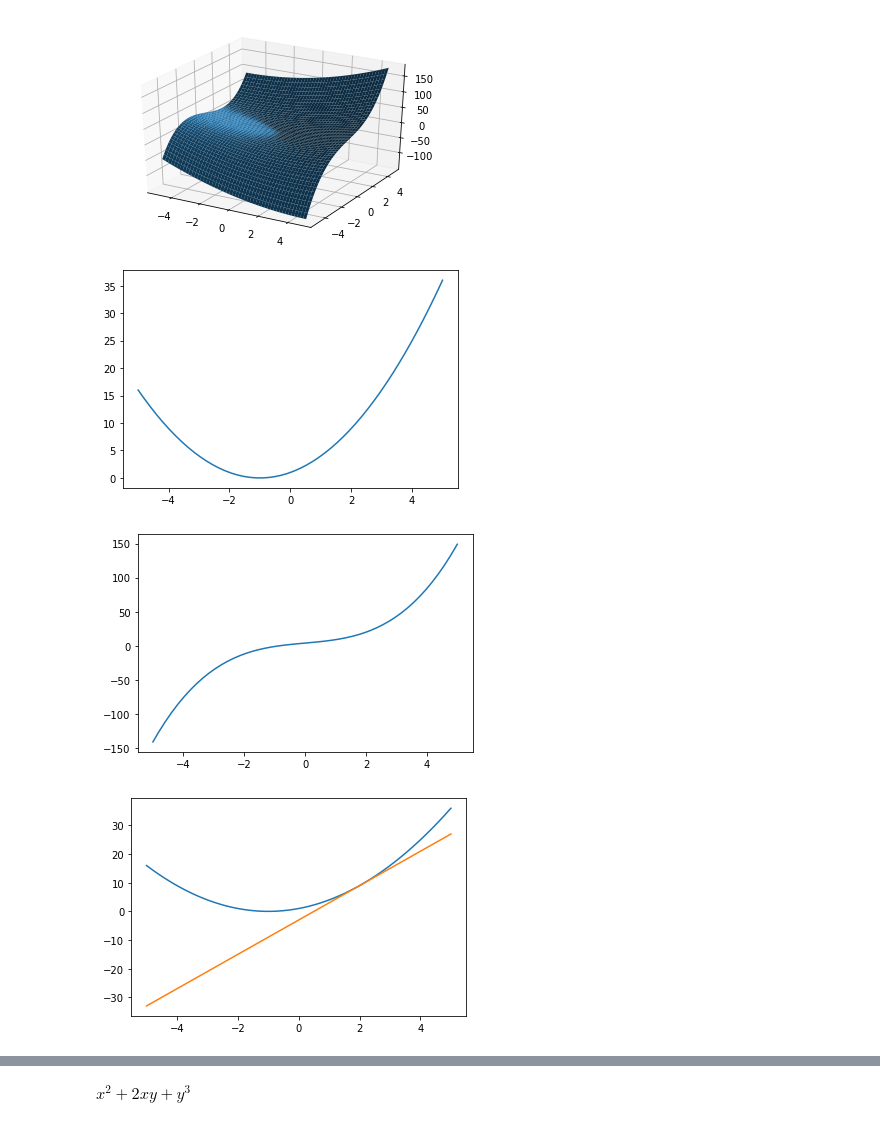
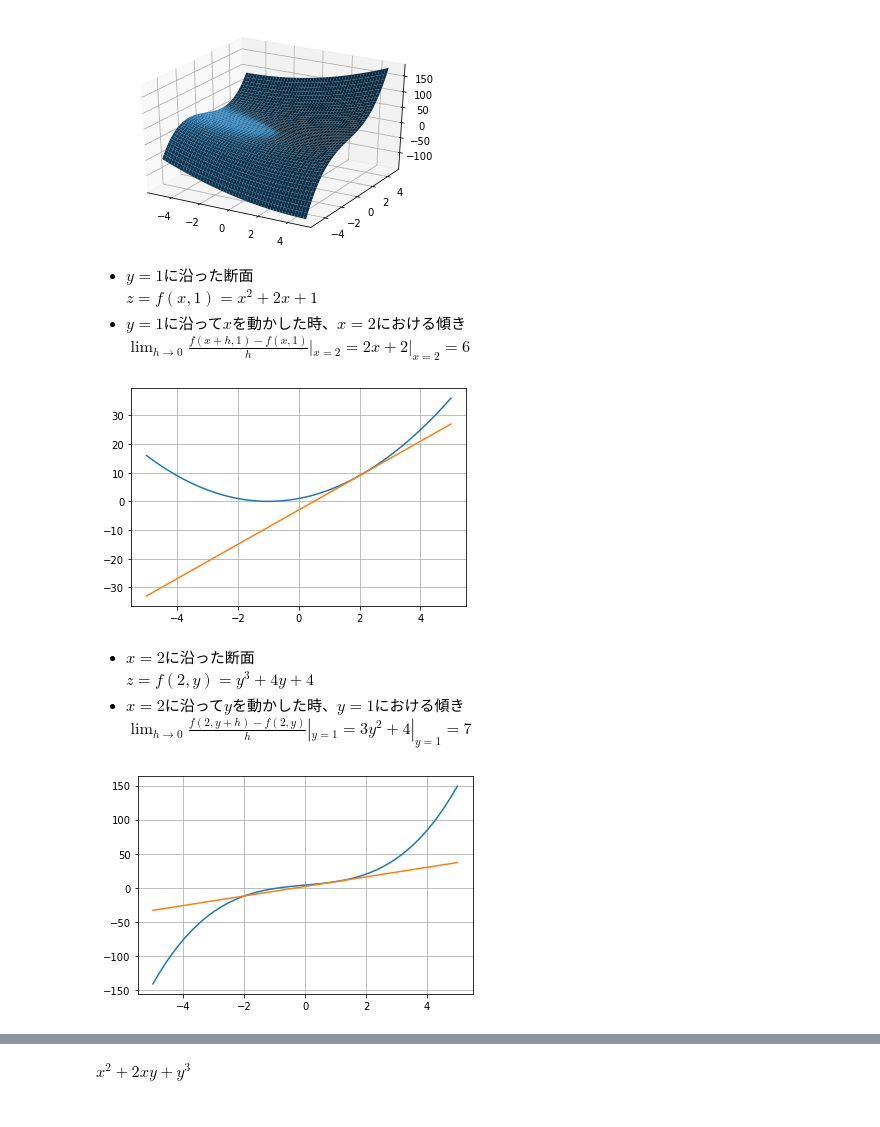
Before and after one commit to todo-group/math-examples, a Jupyter notebook: python/1-3_PartialDerivative.ipynb, the cells around one changed output, grey strips where cells are left out. Cells and saved outputs as stored; diff of their text form; code cells hidden in the pictures.

```diff
--- a/python/1-3_PartialDerivative.ipynb
+++ b/python/1-3_PartialDerivative.ipynb
@@ -15,26 +26,27 @@ ax = fig.add_subplot(111, projection='3d');
 ax.plot_surface(x, y, f(x, y));
 # %% [output]
 [figure]
+# %% [markdown]
+* $y=1$に沿った断面<br>
+  $z = f(x,1) = x^2 + 2x+1$
+* $y=1$に沿って$x$を動かした時、$x=2$における傾き<br>
+  $\displaystyle \lim_{h \rightarrow 0} \frac{f(x+h,1)-f(x,1)}{h}|_{x=2} = 2x+2|_{x=2}=6$
 # %%
-# y = 1 に沿った断面
 x = numpy.linspace(-5,5);
-z = f(x, 1);
-pyplot.plot(x, z);
+pyplot.plot(x, f(x,1));
+pyplot.plot(x, 6 * (x - 2) + 9);
+pyplot.grid(which="major")
 # %% [output]
-[figure, old version]
+[figure, new version]
+# %% [markdown]
+* $x=2$に沿った断面<br>
+  $z=f(2,y)=y^3+4y+4$
+* $x=2$に沿って$y$を動かした時、$y=1$における傾き<br>
+  $\displaystyle \lim_{h \rightarrow 0} \frac{f(2,y+h)-f(2,y)}{h}|_{y=1} = 3y^2+4|_{y=1}=7$
 # %%
-# x = 2 に沿った断面
 y = numpy.linspace(-5,5);
-z = f(2, y);
-pyplot.plot(y, z);
+pyplot.plot(y, f(2,y));
+pyplot.plot(y, 7 * (y - 1) + 9);
+pyplot.grid(which="major")
 # %% [output]
-[figure, old version]
+[figure, new version]
-# %%
-# (x,y) = (2,1) におけるxに関する偏微分係数
-x = numpy.linspace(-5,5);
-z1 = f(x, 1);
-z2 = 6 * (x - 2) + 9;
-pyplot.plot(x, z1);
-pyplot.plot(x, z2);
-# %% [output]
-[figure, removed]
```
Also changed, not shown: parts of 4 cells of this notebook, 5 other files.
